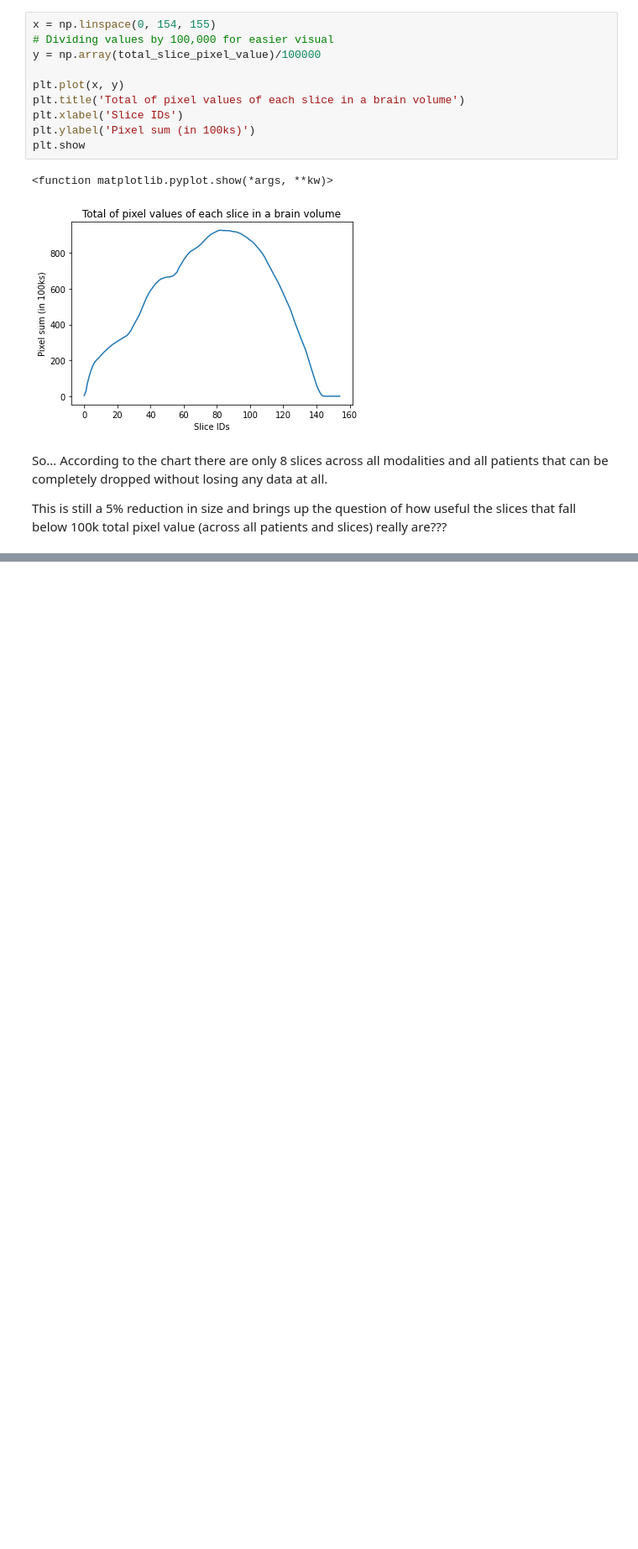
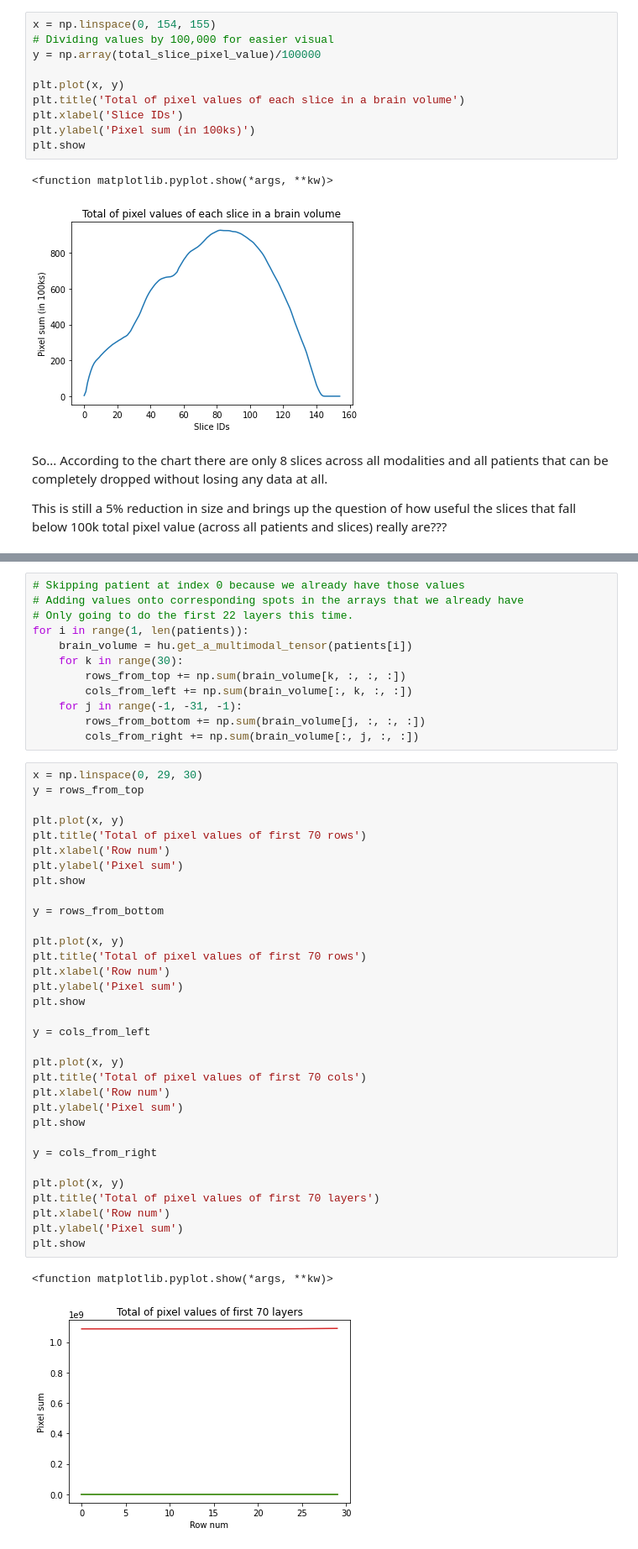
Before and after one commit to CSCI4850/S20-team0-project, a Jupyter notebook: examples/Reducing_Data_File_Sizes.ipynb, the cells around one changed output, grey strips where cells are left out. Shown at 84% size. Drawn from its saved outputs; the diff is of its cells as text; blank space fills up the shorter version.

```diff
--- a/examples/Reducing_Data_File_Sizes.ipynb
+++ b/examples/Reducing_Data_File_Sizes.ipynb
@@ -158,0 +236,48 @@ really are???
+# %%
+# Skipping patient at index 0 because we already have those values
+# Adding values onto corresponding spots in the arrays that we already have
+# Only going to do the first 22 layers this time.
+for i in range(1, len(patients)):
+    brain_volume = hu.get_a_multimodal_tensor(patients[i])
+    for k in range(30):
+        rows_from_top += np.sum(brain_volume[k, :, :, :])
+        cols_from_left += np.sum(brain_volume[:, k, :, :])
+    for j in range(-1, -31, -1):
+        rows_from_bottom += np.sum(brain_volume[j, :, :, :])
+        cols_from_right += np.sum(brain_volume[:, j, :, :])
+# %%
+x = np.linspace(0, 29, 30)
+y = rows_from_top
+
+plt.plot(x, y)
+plt.title('Total of pixel values of first 70 rows')
+plt.xlabel('Row num')
+plt.ylabel('Pixel sum')
+plt.show
+
+y = rows_from_bottom
+
+plt.plot(x, y)
+plt.title('Total of pixel values of first 70 rows')
+plt.xlabel('Row num')
+plt.ylabel('Pixel sum')
+plt.show
+
+y = cols_from_left
+
+plt.plot(x, y)
+plt.title('Total of pixel values of first 70 cols')
+plt.xlabel('Row num')
+plt.ylabel('Pixel sum')
+plt.show
+
+y = cols_from_right
+
+plt.plot(x, y)
+plt.title('Total of pixel values of first 70 layers')
+plt.xlabel('Row num')
+plt.ylabel('Pixel sum')
+plt.show
+# %% [output]
+<function matplotlib.pyplot.show(*args, **kw)>
+[figure, added]
```
Also changed, not shown: parts of 7 cells of this notebook.
